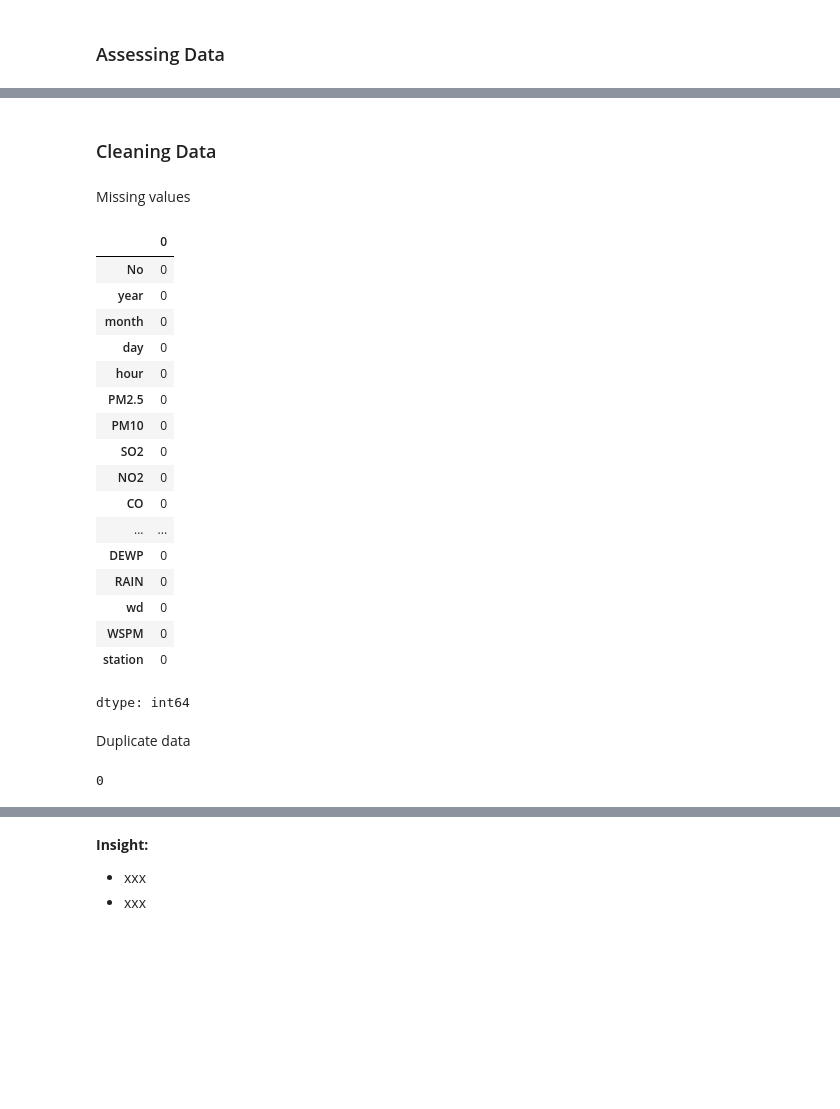
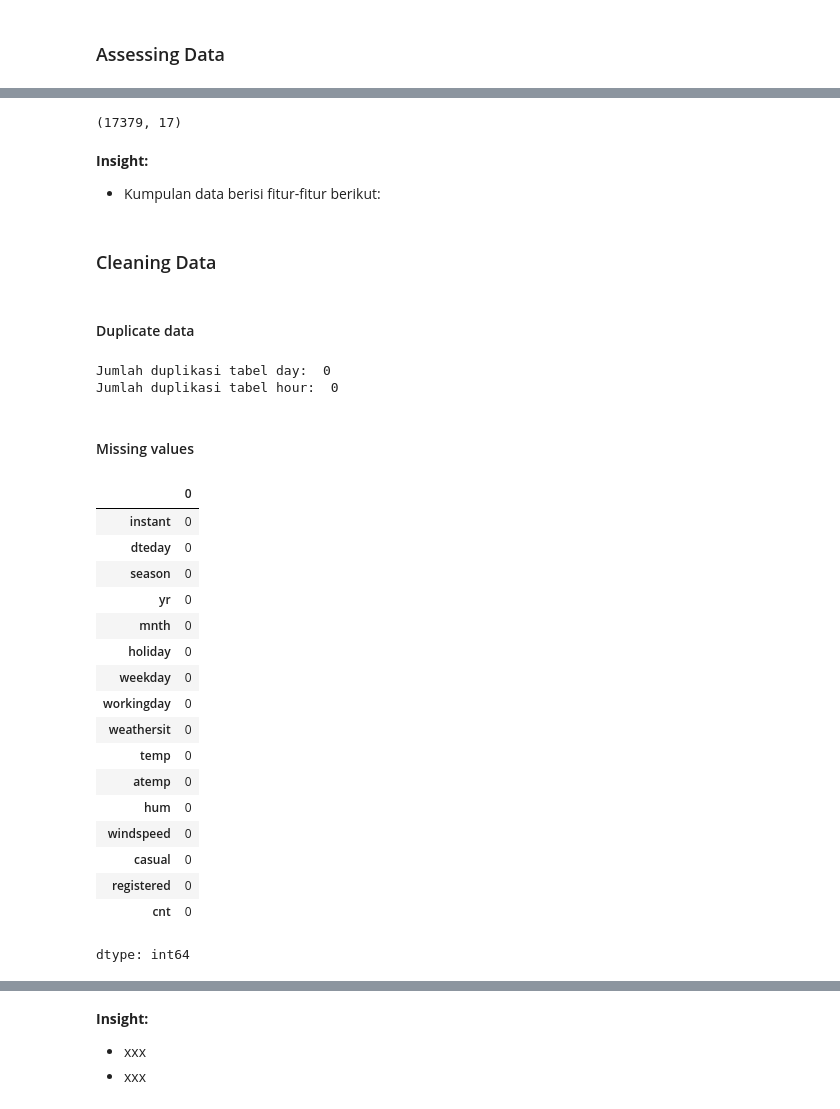
Before and after one commit to raddva/bike-sharing-dataset, a Jupyter notebook: notebook.ipynb, the cells around one changed output, grey strips where cells are left out. Cells and saved outputs as stored; diff of their text form; code cells hidden in the pictures; blank space fills up the shorter version.

```diff
--- a/notebook.ipynb
+++ b/notebook.ipynb
@@ -22,6 +22,6 @@ import seaborn as sns
 # %% [markdown]
 ### Gathering Data
 # %%
-aotizhongxin = pd.read_csv("https://raw.githubusercontent.com/marceloreis/HTI/refs/heads/master/PRSA_Data_20130301-20170228/PRSA_Data_Aotizhongxin_20130301-20170228.csv")
-aotizhongxin.head()
+day = pd.read_csv("https://raw.githubusercontent.com/raddva/bike-sharing-dataset/refs/heads/main/data/day.csv")
+day.head()
 # %% [output]
@@ -249,31 +207,40 @@ all_data.shape
+# %%
+hour.shape
+# %% [output]
+(17379, 17)
+# %% [markdown]
+**Insight:**
+- Kumpulan data berisi fitur-fitur berikut:
 # %% [markdown]
 ### Cleaning Data
-# %% [markdown]
-Missing values
+# %% [markdown]
+#### Duplicate data
+# %%
+print("Jumlah duplikasi tabel day: ", day.duplicated().sum())
+print("Jumlah duplikasi tabel hour: ", hour.duplicated().sum())
+# %% [output]
+Jumlah duplikasi tabel day:  0
+Jumlah duplikasi tabel hour:  0
+# %% [markdown]
+#### Missing values
 # %%
-all_data.isna().sum()
+day.isna().sum()
 # %% [output]
 |  | 0 |
-| No | 0 |
-| year | 0 |
-| month | 0 |
-| day | 0 |
-| hour | 0 |
-| PM2.5 | 0 |
-| PM10 | 0 |
-| SO2 | 0 |
-| NO2 | 0 |
-| CO | 0 |
-| ... | ... |
-| DEWP | 0 |
-| RAIN | 0 |
-| wd | 0 |
-| WSPM | 0 |
-| station | 0 |
+| instant | 0 |
+| dteday | 0 |
+| season | 0 |
+| yr | 0 |
+| mnth | 0 |
+| holiday | 0 |
+| weekday | 0 |
+| workingday | 0 |
+| weathersit | 0 |
+| temp | 0 |
+| atemp | 0 |
+| hum | 0 |
+| windspeed | 0 |
+| casual | 0 |
+| registered | 0 |
+| cnt | 0 |
 dtype: int64
-# %% [markdown]
-Duplicate data
-# %%
-all_data.duplicated().sum()
-# %% [output]
-0
```
Also changed, not shown: parts of 36 cells of this notebook.
